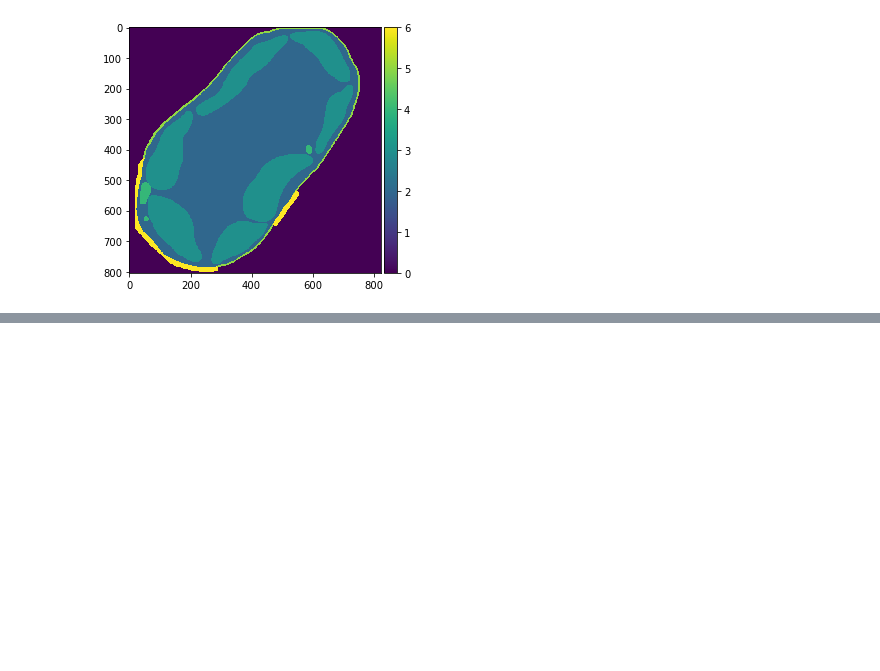
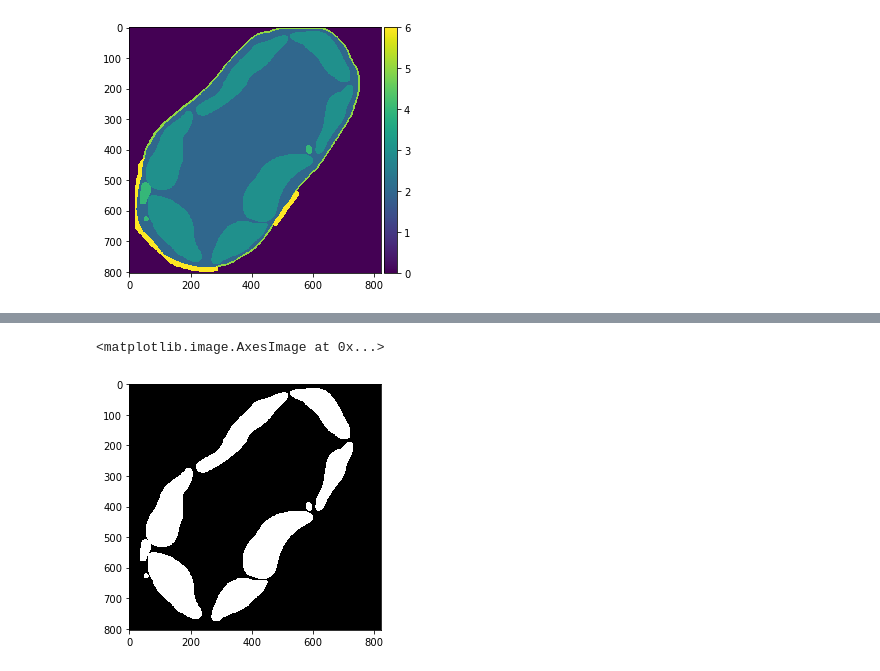
Before and after one commit to gtrancourt/3D-Organelle-Distances-, a Jupyter notebook: Organelle_distance_GTR.ipynb, the cells around one changed output, grey strips where cells are left out. Cells and saved outputs as stored; diff of their text form; code cells hidden in the pictures; blank space fills up the shorter version.

```diff
--- a/Organelle_distance_GTR.ipynb
+++ b/Organelle_distance_GTR.ipynb
@@ -105,0 +124,5 @@ io.imshow(all_cw_stack[200])
+# %%
+io.imshow(chl_mito[200])
+# %% [output]
+<matplotlib.image.AxesImage at 0x...>
+[figure, added]
```
Also changed, not shown: parts of 15 cells of this notebook.
